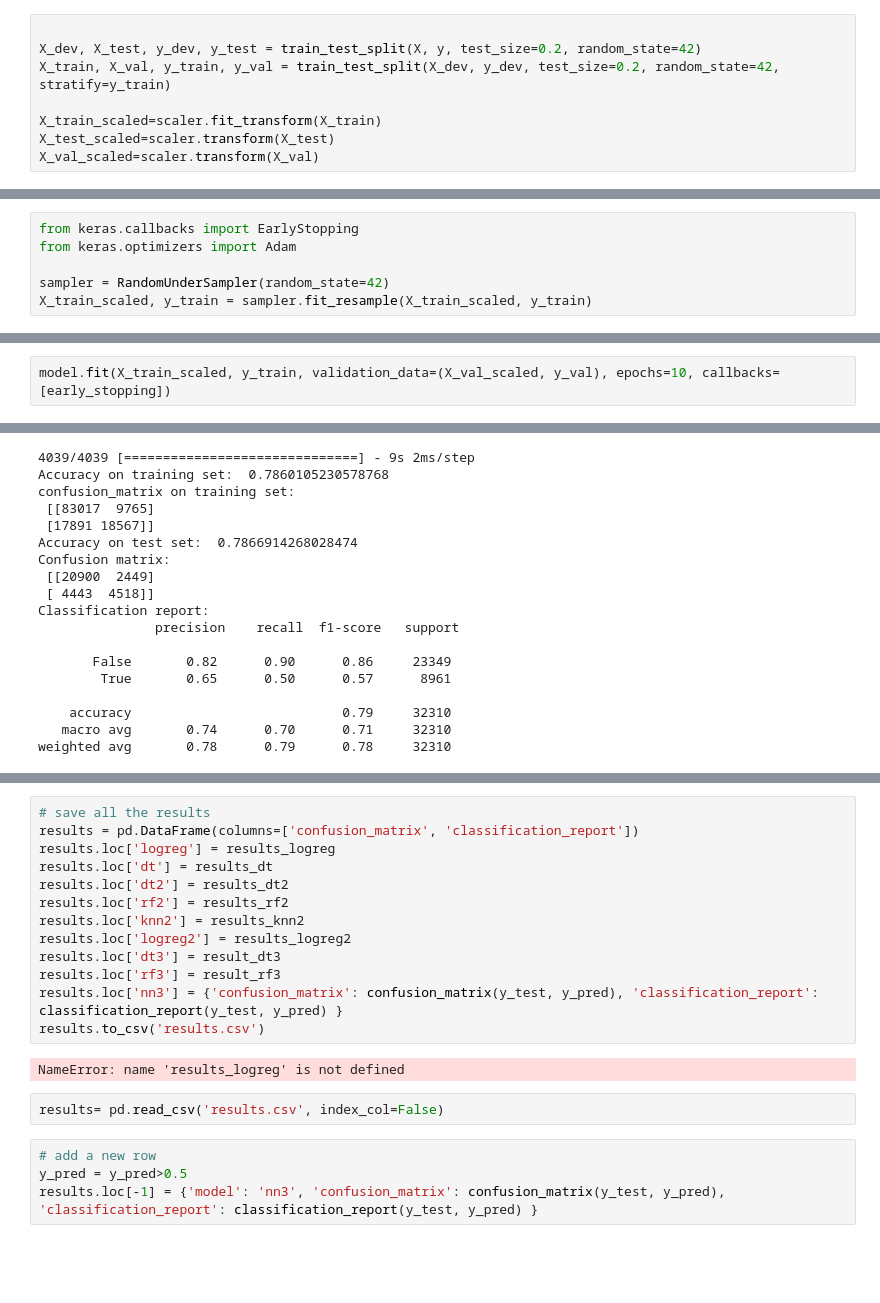
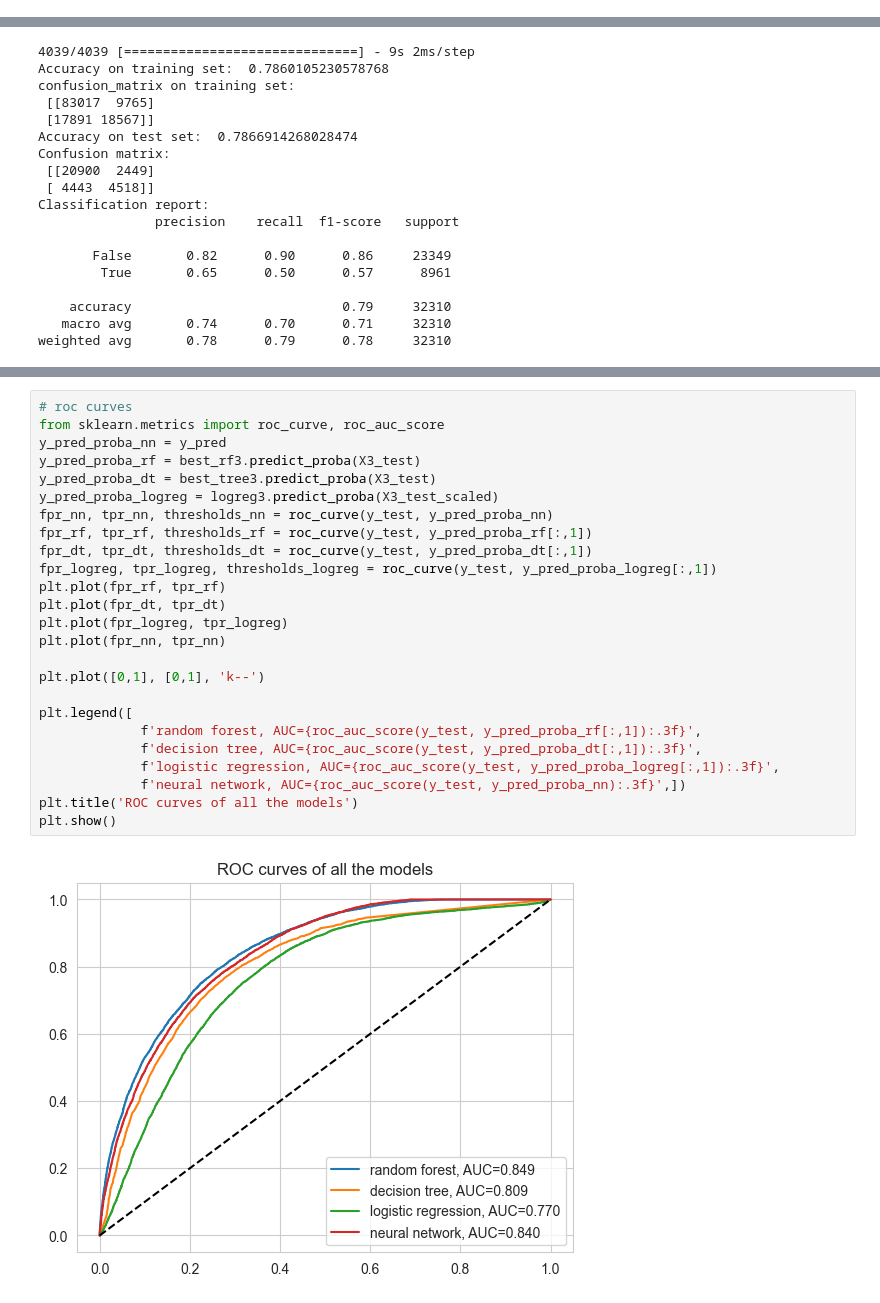
Before and after one commit to irenedovichi/DM-project, a Jupyter notebook: TASK 3/classification.ipynb, the cells around one changed output, grey strips where cells are left out. Drawn from its saved outputs; the diff is of its cells as text; blank space fills up the shorter version.

Commit message:
classification roc and last results

```diff
--- a/TASK 3/classification.ipynb
+++ b/TASK 3/classification.ipynb
@@ -868,8 +884,0 @@ X.shape
-# %%
-
-X_dev, X_test, y_dev, y_test = train_test_split(X, y, test_size=0.2, random_state=42)
-X_train, X_val, y_train, y_val = train_test_split(X_dev, y_dev, test_size=0.2, random_state=42, stratify=y_train)
-
-X_train_scaled=scaler.fit_transform(X_train)
-X_test_scaled=scaler.transform(X_test)
-X_val_scaled=scaler.transform(X_val)
@@ -902,6 +884,0 @@ model = Sequential([Dense(32, activation='relu', input_shape=(input_size, ) ),
-# %%
-from keras.callbacks import EarlyStopping
-from keras.optimizers import Adam
-
-sampler = RandomUnderSampler(random_state=42)
-X_train_scaled, y_train = sampler.fit_resample(X_train_scaled, y_train)
@@ -912,2 +884,0 @@ model.compile(optimizer=optimizer, loss='binary_crossentropy', metrics=['accurac
-# %%
-model.fit(X_train_scaled, y_train, validation_data=(X_val_scaled, y_val), epochs=10, callbacks=[early_stopping])
@@ -1114,21 +1012,27 @@ NameError: name 'best_rf3' is not defined
-# %%
-# save all the results
-results = pd.DataFrame(columns=['confusion_matrix', 'classification_report'])
-results.loc['logreg'] = results_logreg
-results.loc['dt'] = results_dt
-results.loc['dt2'] = results_dt2
-results.loc['rf2'] = results_rf2
-results.loc['knn2'] = results_knn2
-results.loc['logreg2'] = results_logreg2
-results.loc['dt3'] = result_dt3
-results.loc['rf3'] = result_rf3
-results.loc['nn3'] = {'confusion_matrix': confusion_matrix(y_test, y_pred), 'classification_report': classification_report(y_test, y_pred) }
-results.to_csv('results.csv')
-# %% [output]
-NameError: name 'results_logreg' is not defined
-# %%
-results= pd.read_csv('results.csv', index_col=False)
-# %%
-# add a new row
-y_pred = y_pred>0.5
-results.loc[-1] = {'model': 'nn3', 'confusion_matrix': confusion_matrix(y_test, y_pred), 'classification_report': classification_report(y_test, y_pred) }
+# %%
+# roc curves
+from sklearn.metrics import roc_curve, roc_auc_score
+y_pred_proba_nn = y_pred
+y_pred_proba_rf = best_rf3.predict_proba(X3_test)
+y_pred_proba_dt = best_tree3.predict_proba(X3_test)
+y_pred_proba_logreg = logreg3.predict_proba(X3_test_scaled)
+fpr_nn, tpr_nn, thresholds_nn = roc_curve(y_test, y_pred_proba_nn)
+fpr_rf, tpr_rf, thresholds_rf = roc_curve(y_test, y_pred_proba_rf[:,1])
+fpr_dt, tpr_dt, thresholds_dt = roc_curve(y_test, y_pred_proba_dt[:,1])
+fpr_logreg, tpr_logreg, thresholds_logreg = roc_curve(y_test, y_pred_proba_logreg[:,1])
+plt.plot(fpr_rf, tpr_rf)
+plt.plot(fpr_dt, tpr_dt)
+plt.plot(fpr_logreg, tpr_logreg)
+plt.plot(fpr_nn, tpr_nn)
+
+plt.plot([0,1], [0,1], 'k--')
+
+plt.legend([
+             f'random forest, AUC={roc_auc_score(y_test, y_pred_proba_rf[:,1]):.3f}',
+             f'decision tree, AUC={roc_auc_score(y_test, y_pred_proba_dt[:,1]):.3f}',
+             f'logistic regression, AUC={roc_auc_score(y_test, y_pred_proba_logreg[:,1]):.3f}',
+             f'neural network, AUC={roc_auc_score(y_test, y_pred_proba_nn):.3f}',])
+plt.title('ROC curves of all the models')
+plt.show()
+# %% [output]
+[figure, added]
```
Also changed, not shown: parts of 18 cells of this notebook.
